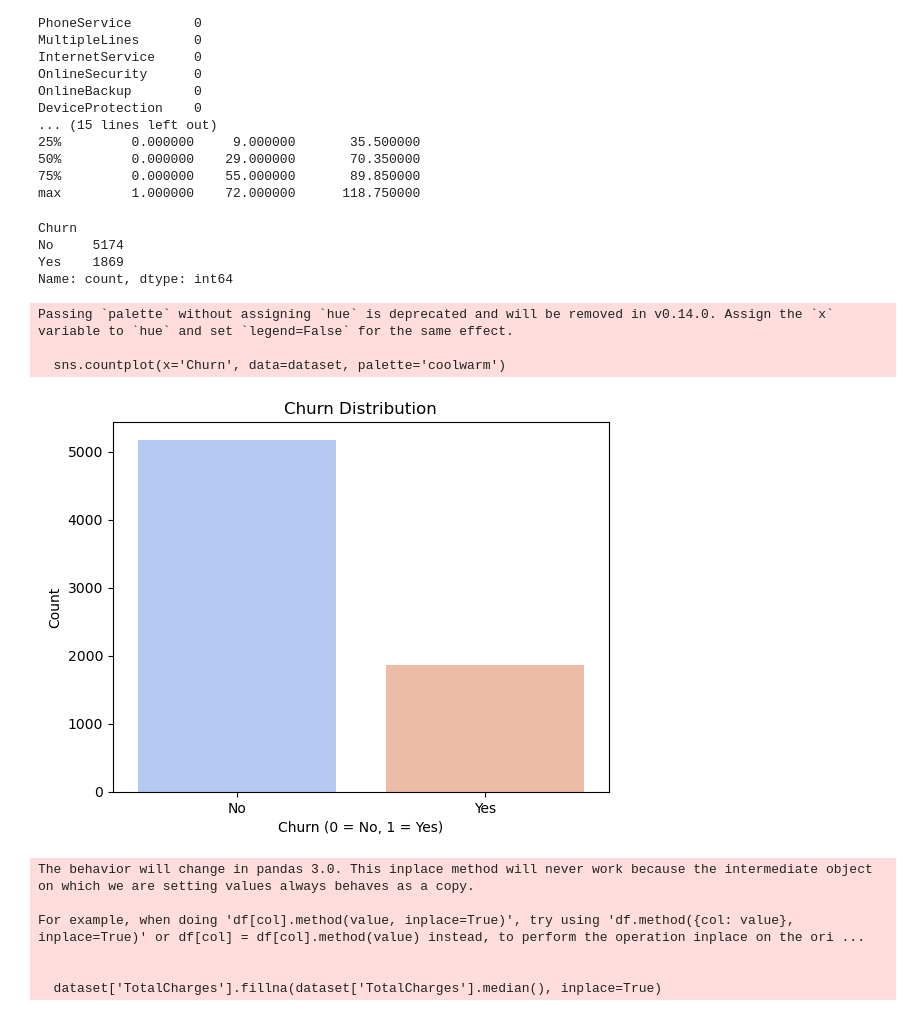
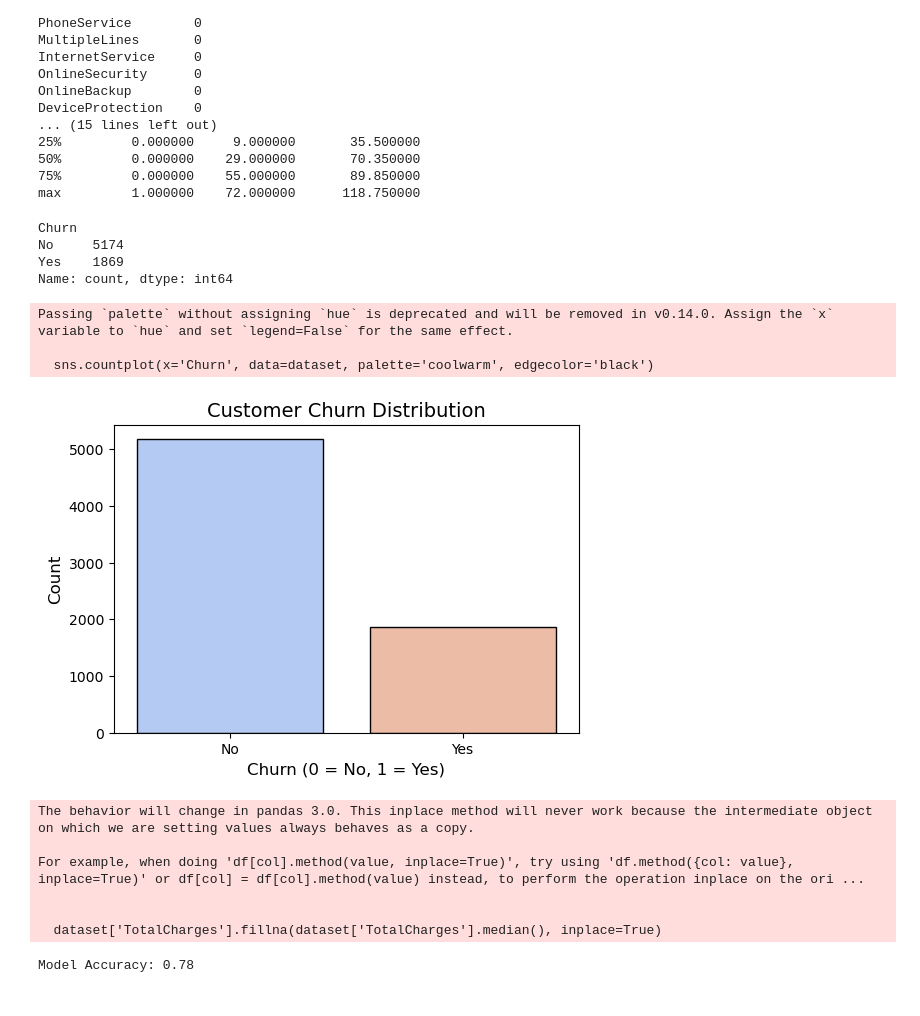
Before and after one commit to Sumanpradhan1706/data-analysis-projects, a Jupyter notebook: 02_Customer_Churn_Analysis/anaconda_projects/db/Customer_Churn_Analysis.ipynb, the cells around one changed output. Drawn from its saved outputs; the diff is of its cells as text; code cells hidden in the pictures.

```diff
--- a/02_Customer_Churn_Analysis/anaconda_projects/db/Customer_Churn_Analysis.ipynb
+++ b/02_Customer_Churn_Analysis/anaconda_projects/db/Customer_Churn_Analysis.ipynb
@@ -38,21 +38,28 @@ max         1.000000    72.000000      118.750000
 # %%
 # We check the number of churners and non-churners to understand the balance of the dataset.
 import seaborn as sns
 import matplotlib.pyplot as plt
 
+# Check unique values to verify
 print(dataset['Churn'].value_counts())
-sns.countplot(x='Churn', data = dataset, palette='coolwarm')
-plt.title('Churn Distribution')
-plt.xlabel('Churn (0 = No, 1 = Yes)')
-plt.ylabel('Count')
+
+# Convert to string if encoded numerically (optional, for clearer axis labels)
+dataset['Churn'] = dataset['Churn'].astype(str)
+
+# Plot
+plt.figure(figsize=(6,4))
+sns.countplot(x='Churn', data=dataset, palette='coolwarm', edgecolor='black')
+plt.title('Customer Churn Distribution', fontsize=14)
+plt.xlabel('Churn (0 = No, 1 = Yes)', fontsize=12)
+plt.ylabel('Count', fontsize=12)
 plt.show()
 # %% [output]
 Churn
 No     5174
 Yes    1869
 Name: count, dtype: int64
 Passing `palette` without assigning `hue` is deprecated and will be removed in v0.14.0. Assign the `x` variable to `hue` and set `legend=False` for the same effect.
 
-  sns.countplot(x='Churn', data=dataset, palette='coolwarm')
+  sns.countplot(x='Churn', data=dataset, palette='coolwarm', edgecolor='black')
-[figure, old version]
+[figure, new version]
 # %%
@@ -74,0 +110,7 @@ X_train, X_test, y_train, y_test = train_test_split(X, y, test_size=0.2, random_
+# %%
+from sklearn.metrics import accuracy_score
+
+accuracy = accuracy_score(y_test, y_pred)
+print(f"Model Accuracy: {accuracy:.2f}")
+# %% [output]
+Model Accuracy: 0.78
```
Also changed, not shown: parts of 6 cells of this notebook, 1 other file.
